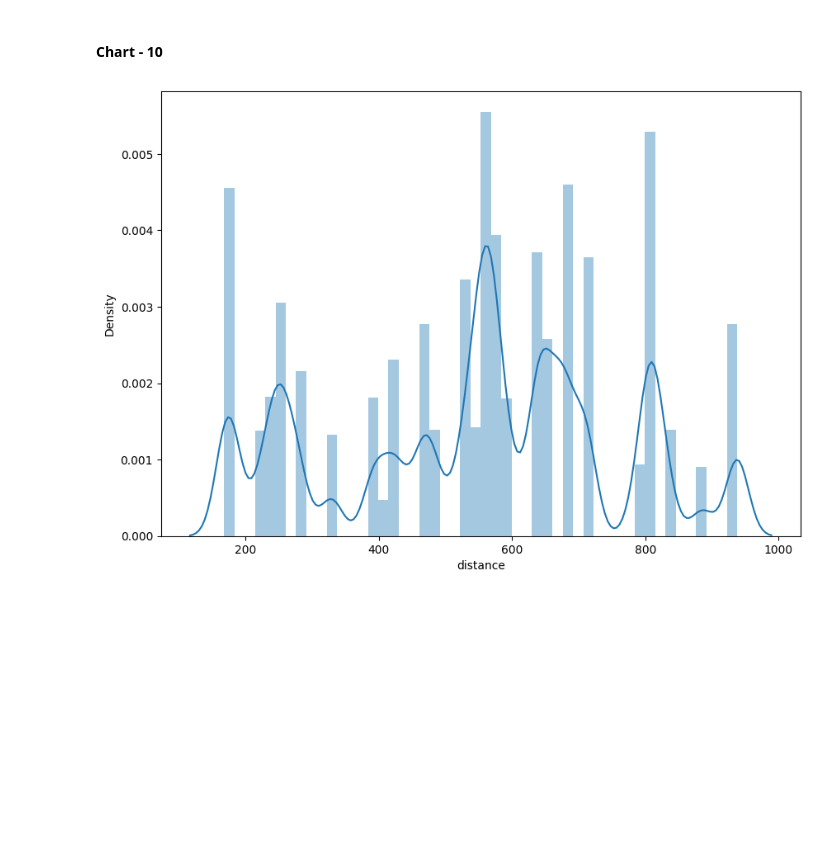
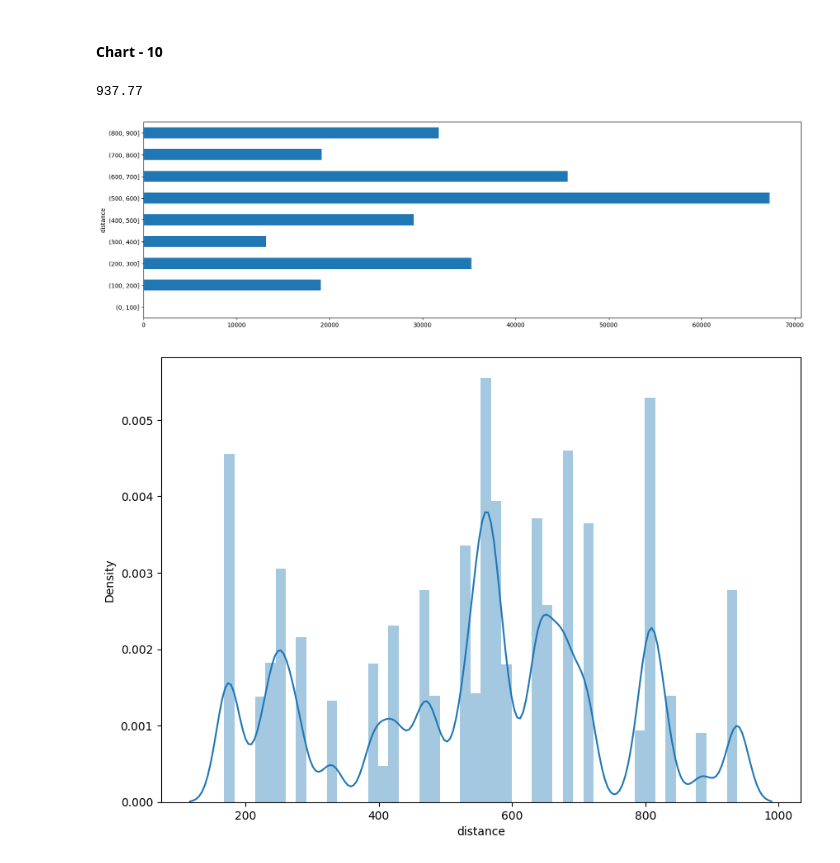
Before and after one commit to Navjotkhatri/Productionization_of_ML_Systems_in_Travel_Industry, a Jupyter notebook: Productionization_of_ML_Systems.ipynb, the cells around one changed output. Saved outputs shown, nothing was run; the diff lists cells and outputs as text; code cells hidden in the pictures; blank space fills up the shorter version.

```diff
--- a/Productionization_of_ML_Systems.ipynb
+++ b/Productionization_of_ML_Systems.ipynb
@@ -889,6 +889,15 @@ Are there any insights that lead to negative growth? Justify with specific reaso
 Answer Here
 # %% [markdown]
 #### Chart - 10
+# %%
+flights_df['distance'].max()
+# %% [output]
+937.77
+# %%
+flights_df.distance.groupby(pd.cut(flights_df.distance, np.arange(0,1000,100))).count().plot(kind='barh',figsize = (20,6))
+plt.show()
+# %% [output]
+[figure, added]
 # %%
 # Chart - 10 visualization code
 plt.figure(figsize=(10, 7))
```
Also changed, not shown: parts of 1 cell of this notebook.
